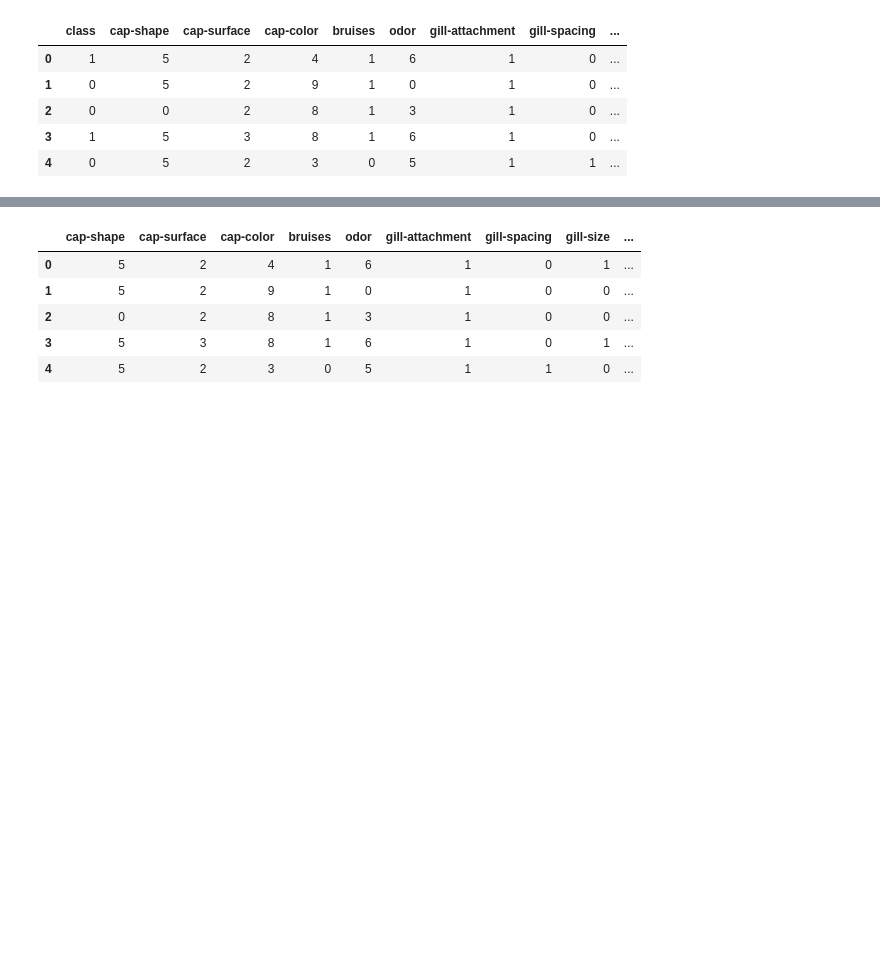
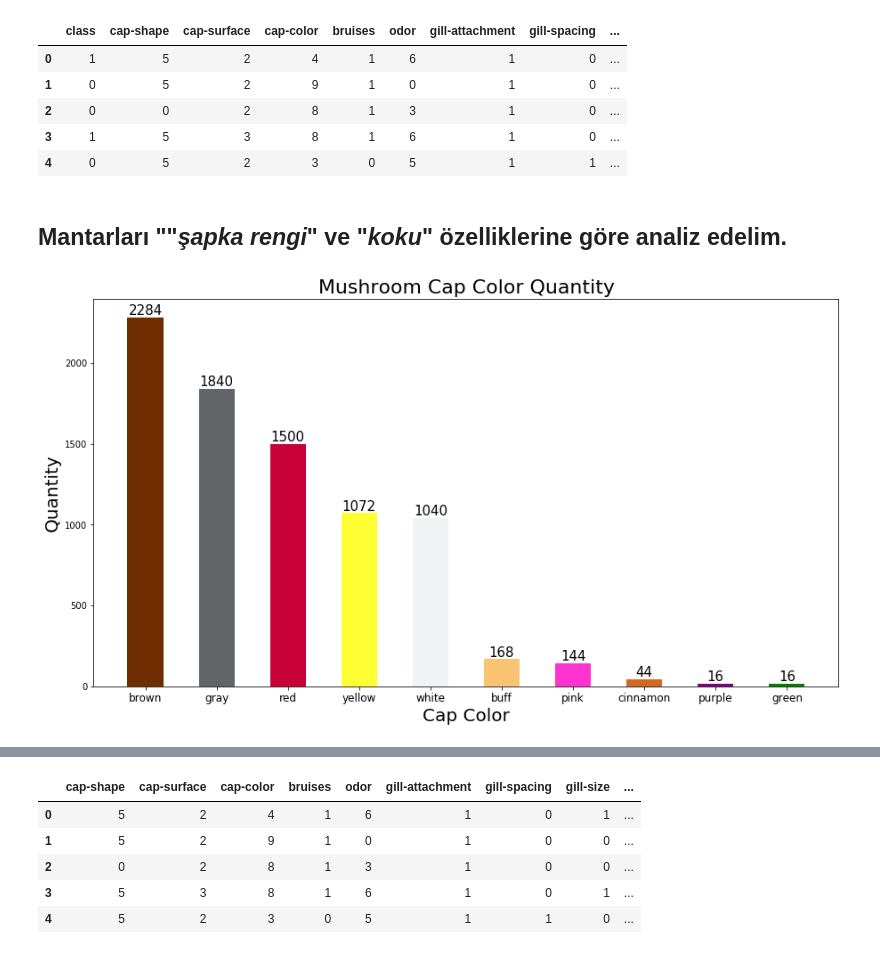
Before and after one commit to eolmez/Mushroom-Classification, a Jupyter notebook: dead_or_alive.ipynb, the cells around one changed output, grey strips where cells are left out. Cells and saved outputs as stored; diff of their text form; code cells hidden in the pictures; blank space fills up the shorter version.

```diff
--- a/dead_or_alive.ipynb
+++ b/dead_or_alive.ipynb
@@ -114,9 +71,3 @@ plt.show()
-# %%
-# Veri setimizdeki tüm değerler string formatında olduğu için hepsini encode ederek integer değerlere çevirmemiz gerekmektedir
-from sklearn.preprocessing import LabelEncoder
-le = LabelEncoder()
-for i in mdata.columns:
-  mdata[i] = le.fit_transform(mdata[i])
 # %%
 mdata.head()
 # %% [output]
@@ -126,3 +77,39 @@ mdata.head()
 | 2 | 0 | 0 | 2 | 8 | 1 | 3 | 1 | 0 | ... |
 | 3 | 1 | 5 | 3 | 8 | 1 | 6 | 1 | 0 | ... |
 | 4 | 0 | 5 | 2 | 3 | 0 | 5 | 1 | 1 | ... |
+# %% [markdown]
+## Mantarları ""***şapka rengi***" ve "***koku***" özelliklerine göre analiz edelim.
+# %%
+#Her bir renkten kaçar tane mantar olduğuna bakalım.
+cap_colors = mdata['cap-color'].value_counts()
+m_height = cap_colors.values.tolist() #Sayısal değerlerini gösterir
+cap_colors.axes #Renk etiketlerini yazdırır
+cap_color_labels = cap_colors.axes[0].tolist() #Renk dizinindekileri bir listeye atar
+
+#Çizdirilecek grafiğin ayarlanması
+ind = np.arange(10) #X ekseninin uzunluğu
+width = 0.5 #Sütünların genişliği
+colors = ['#6E2C00','#626567','#C70039','#FFFE33','#F0F3F4','#F8C471','#FF33D0','#D2691E','#800080','#008000'] #Renk kodları
+
+fig, ax = plt.subplots(figsize=(15,8))
+mushroom_bars = ax.bar(ind, m_height , width, color=colors)
+
+#Grafik üzerinde gözükecek yazıların ayarlanması
+ax.set_xlabel("Cap Color",fontsize=20)
+ax.set_ylabel('Quantity',fontsize=20)
+ax.set_title('Mushroom Cap Color Quantity',fontsize=22)
+ax.set_xticks(ind)
+ax.set_xticklabels(('brown', 'gray','red','yellow','white','buff','pink','cinnamon','purple','green'),
+                  fontsize = 12)
+
+#Her sütun rengi için mantar sayısını ekleme
+def autolabel(rects,fontsize=15):
+
+    for rect in rects:
+        height = rect.get_height()
+        ax.text(rect.get_x() + rect.get_width()/2., 1*height,'%d' % int(height),
+                ha='center', va='bottom',fontsize=fontsize)
+autolabel(mushroom_bars)
+plt.show()
+# %% [output]
+[figure, added]
```
Also changed, not shown: parts of 9 cells of this notebook.
